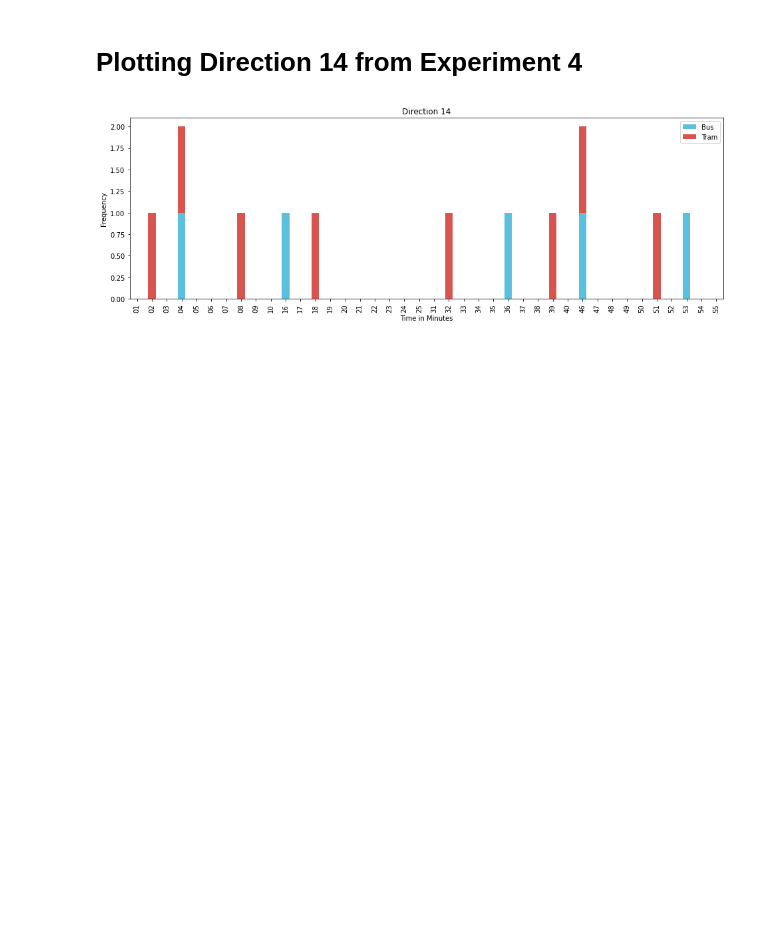
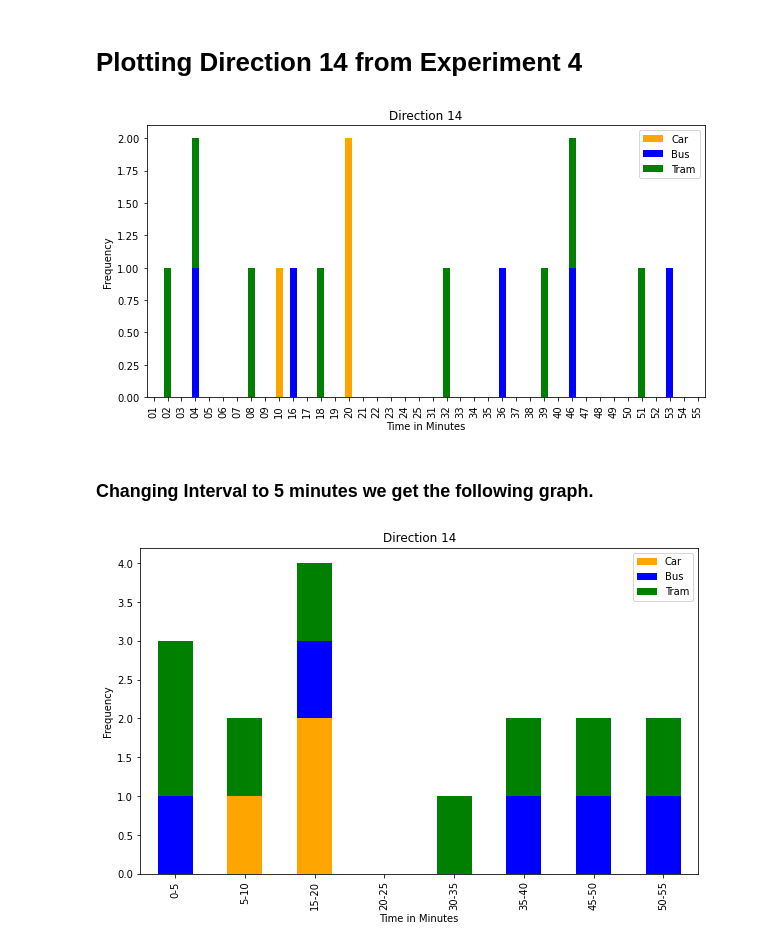
Before and after one commit to faseelmo/scientific_practice_plots, a Jupyter notebook: Plotting Graph.ipynb, the cells around one changed output. Cells and saved outputs as stored; diff of their text form; code cells hidden in the pictures; blank space fills up the shorter version.

```diff
--- a/Plotting Graph.ipynb
+++ b/Plotting Graph.ipynb
@@ -70,10 +89,20 @@ fig.savefig("1.png")
 <h1> Plotting Direction 14 from Experiment 4  </h1>
 # %%
 df_car, df_bus, df_tram, time = import_data('Exp4')
-df = arrange_data2(df_car, df_bus, df_tram, '14')
-fig = df.plot.bar(x= "Time", y=["Car" ,"Bus", "Tram" ], figsize=(16,5), stacked="True",
-                  xlabel="Time in Minutes", ylabel="Frequency",
-                 color=['#5bc0de','#d9534f'], title = 'Direction 14').get_figure()
-fig.savefig("14.png")
+df = arrange_data2( time, df_car, df_bus, df_tram,'14')
+fig = plot_bar(df, 10, 5, "Direction 14")
 # %% [output]
-[figure, old version]
+[figure, new version]
+# %% [markdown]
+<h3> Changing Interval to 5 minutes we get the following graph. </h3>
+# %%
+df_car1 = interval(df_car,5)
+df_bus1 = interval(df_bus,5)
+df_tram1 = interval(df_tram,5)
+time_interval = ["0-5", "5-10" , "15-20", "20-25" , "30-35" , "35-40" , "45-50" , "50-55" ]
+
+df = arrange_data2(time_interval, df_car1, df_bus1, df_tram1, '14')
+fig = plot_bar(df, 10, 6, "Direction 14")
+fig.savefig("14.pdf")
+# %% [output]
+[figure, added]
```
Also changed, not shown: parts of 5 cells of this notebook.
